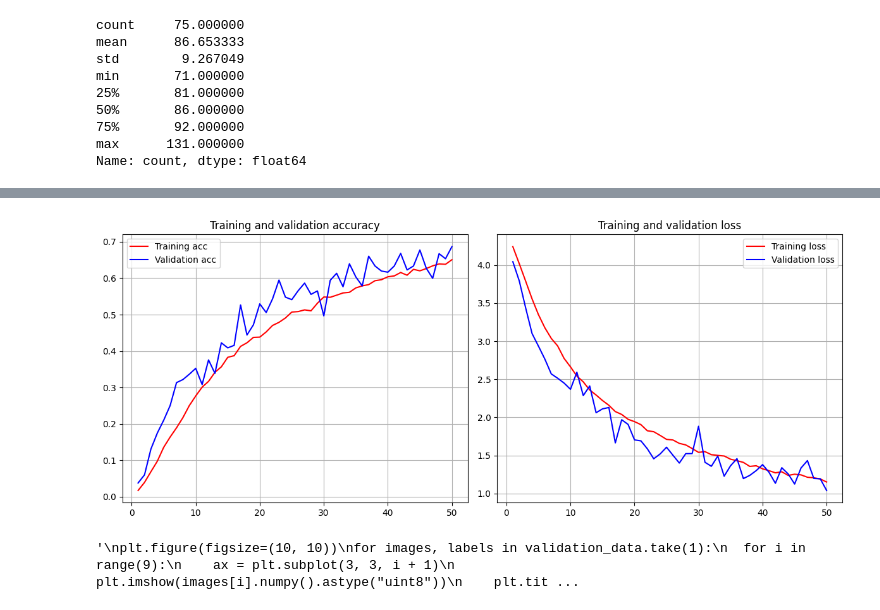
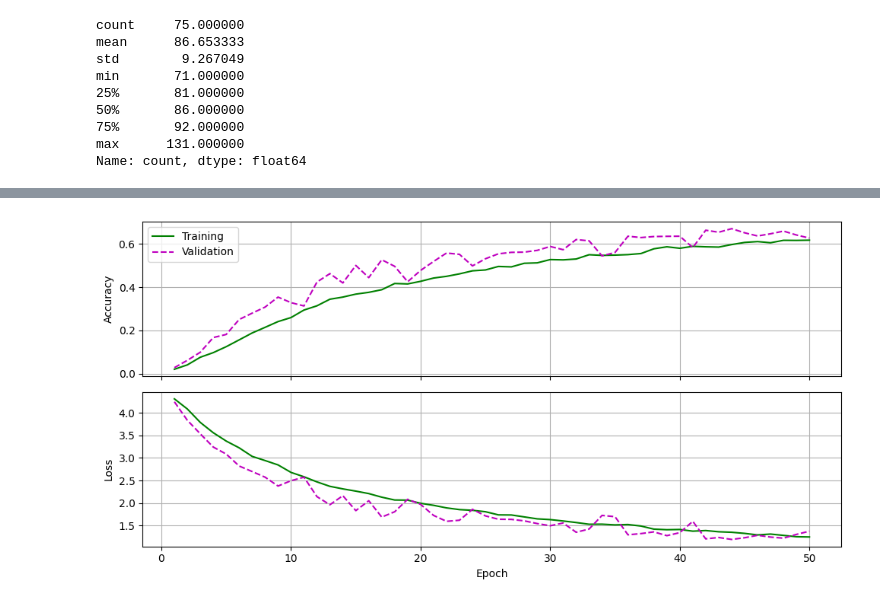
Before and after one commit to Segsfault/butterfly_classification, a Jupyter notebook: butterfly.ipynb, the cells around one changed output, grey strips where cells are left out. Drawn from its saved outputs; the diff is of its cells as text; code cells hidden in the pictures.

```diff
--- a/butterfly.ipynb
+++ b/butterfly.ipynb
@@ -8,25 +8,25 @@ from tensorflow.keras.preprocessing.image import ImageDataGenerator
 import tensorflow as tf
 # %%
-def visualize(history):
+def show_training_progress(history):
+    """Visualize the evolution of training/validation metrics over epochs.
+    """
     acc = history.history['accuracy']
     val_acc = history.history['val_accuracy']
     loss = history.history['loss']
     val_loss = history.history['val_loss']
     epochs = range(1, len(acc) + 1)
 
-    fig, axs = plt.subplots(1, 2, figsize=(12, 5))
+    fig, (ax1, ax2) = plt.subplots(2, 1,figsize=(10, 5),sharex=True)
 
-    axs[0].plot(epochs, acc, 'r', label='Training acc')
-    axs[0].plot(epochs, val_acc, 'b', label='Validation acc')
-    axs[0].set_title('Training and validation accuracy')
-    axs[0].legend()
-    axs[0].grid(True)
+    ax1.plot(epochs, acc, 'g', label='Training')
+    ax1.plot(epochs, val_acc, 'm--', label='Validation')
+    ax1.set_ylabel('Accuracy')
+    ax1.legend()
+    ax1.grid(True)
 
-    axs[1].plot(epochs, loss, 'r', label='Training loss')
-    axs[1].plot(epochs, val_loss, 'b', label='Validation loss')
-    axs[1].set_title('Training and validation loss')
-    axs[1].legend()
-    axs[1].grid(True)
-
+    ax2.plot(epochs, loss, 'g')
+    ax2.plot(epochs, val_loss, 'm--')
+    ax2.set_ylabel('Loss')
+    ax2.set_xlabel('Epoch')
+    ax2.grid(True)
     plt.tight_layout()
-    plt.show()
@@ -204,17 +163,10 @@ model.compile(
     metrics=['accuracy']
 )
 
-if is_new_style:
-    _train = training_data
-    _validation = validation_data
-else:
-    _train = train_generator
-    _validation = validation_generator
-
 history = model.fit(
-    _train,
+    training_data,
     epochs=50,
-    validation_data=_validation
+    validation_data=validation_data
 )
 # %% [output]
 Epoch 1/50
@@ -238,16 +197,4 @@ Epoch 50/50
 # %%
-visualize(history)
+show_training_progress(history)
 # %% [output]
-[figure, old version]
+[figure, new version]
-# %%
-"""
-plt.figure(figsize=(10, 10))
-for images, labels in validation_data.take(1):
-  for i in range(9):
-    ax = plt.subplot(3, 3, i + 1)
-    plt.imshow(images[i].numpy().astype("uint8"))
-    plt.title(class_names[labels[i]])
-    plt.axis("off")
-"""
-# %% [output]
-'\nplt.figure(figsize=(10, 10))\nfor images, labels in validation_data.take(1):\n  for i in range(9):\n    ax = plt.subplot(3, 3, i + 1)\n    plt.imshow(images[i].numpy().astype("uint8"))\n    plt.tit ...
```
Also changed, not shown: parts of 12 cells of this notebook, 1 other file.
